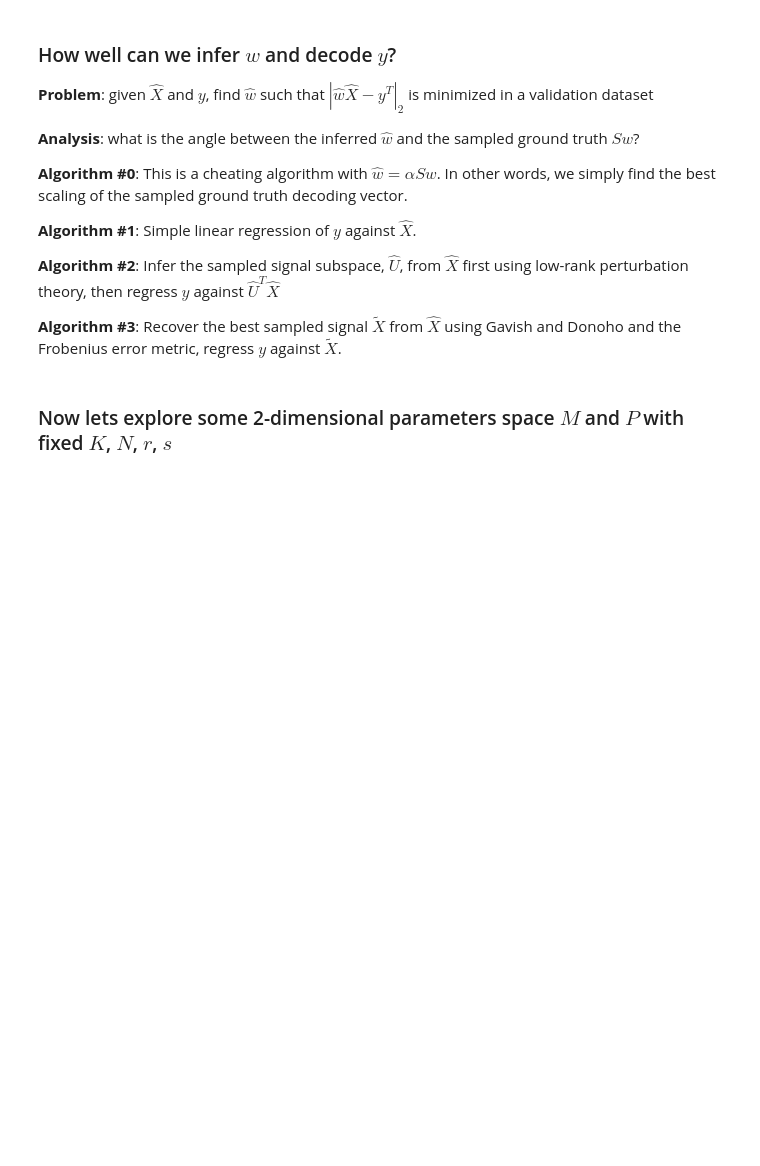
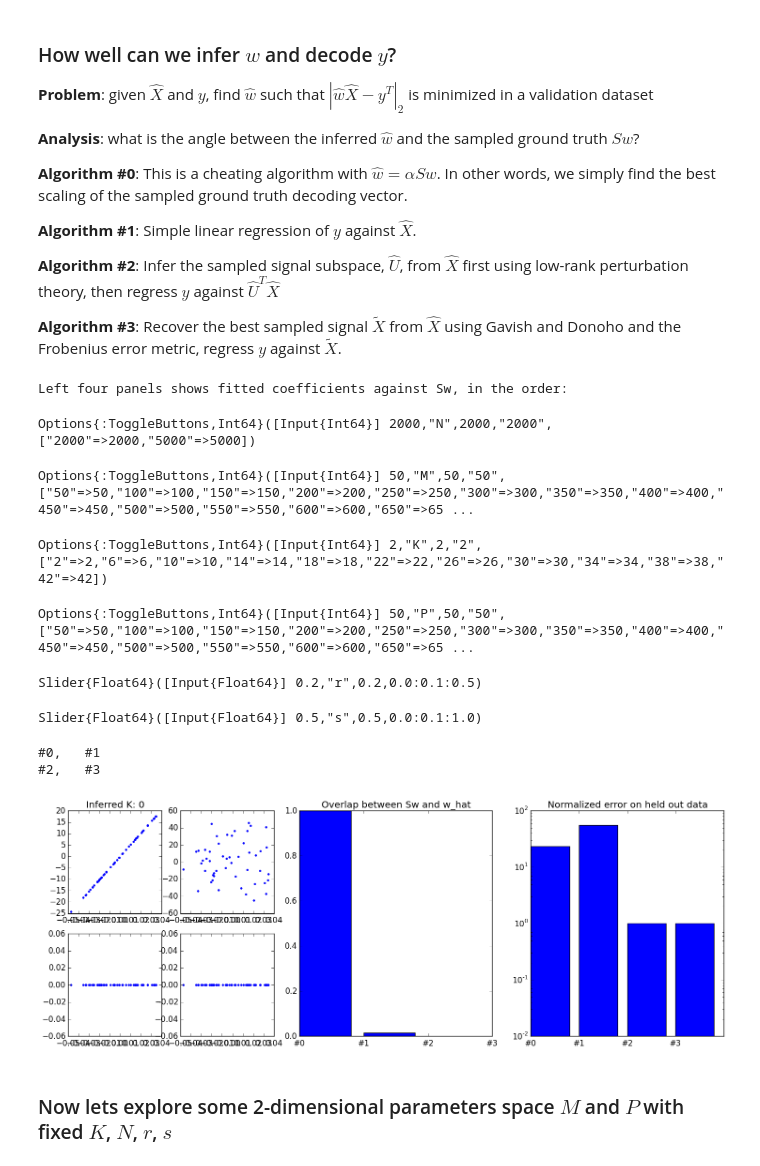
Before and after one commit to ganguli-lab/single-trial, a Jupyter notebook: Static Decoding.ipynb, the cells around one changed output. Drawn from its saved outputs; the diff is of its cells as text; code cells hidden in the pictures; blank space fills up the shorter version.

```diff
--- a/Static Decoding.ipynb
+++ b/Static Decoding.ipynb
@@ -112,0 +122,26 @@ println(string("Sampled signal sv min, theory: ", r * (sqrt(P / K) - 1) * (sqrt(
+# %%
+K, N, r, s = 5, 5000, 0.1, 0.0
+M, P = 50, 50
+
+o = ObsModel(GenModel(N, K, P, r, s), M)
+x = rand(o)
+
+X0 = x[:X0]
+SUX0 = o.S * o.gen.U * x[:X0]
+SU = o.S * o.gen.U
+
+println(string("Signal svs:\n", svd(X0)[2]))
+println(string("theory:\n", r * sqrt(P)))
+
+tmp = sqrt(eigs(SU * SU'; nev=K)[1])
+println("min/max sv of sampling/projection:")
+println((minimum(tmp), maximum(tmp)))
+println(((sqrt(M) - sqrt(K)) / sqrt(N), (sqrt(M) + sqrt(K)) / sqrt(N)))
+
+tmp = sqrt(eigs(SUX0 * SUX0'; nev=K)[1])
+println("min/max sv of sampled/projected signal:")
+println((minimum(tmp), maximum(tmp)))
+println(((sqrt(M) - sqrt(K)) / sqrt(N) * r * sqrt(P), (sqrt(M) + sqrt(K)) / sqrt(N) * r * sqrt(P)))
+
+println("Threshold:")
+println((M * P)^(1/4) / sqrt(N))
@@ -173,7 +231,7 @@ println("Left four panels shows fitted coefficients against Sw, in the order:")
 println("#0,   #1")
 println("#2,   #3")
 
-@manipulate for N in [500, 2000, 5000], M in [50:50:500], K in [5:5:100], P in [50:50:1000], r in 0.0:0.2:2.0, s in 0:0.1:1
+@manipulate for N in [2000, 5000], M in [50:50:1000], K in [2:4:42], P in [50:50:1000], r in 0.0:0.1:0.5, s in 0:0.1:1
     g = GenModel(N, K, P, r, s);
     o = ObsModel(g, M);
     wS = o.S * g.w
@@ -195,34 +253,45 @@ println("#2,   #3")
 
     angle_cheat = abs(sum(wS .* what_cheat)) / norm(wS) / norm(what_cheat)
     angle_simple = abs(sum(wS .* what_simple)) / norm(wS) / norm(what_simple)
     angle_subspace = abs(sum(wS .* what_subspace)) / norm(wS) / norm(what_subspace)
     angle_signal = abs(sum(wS .* what_signal)) / norm(wS) / norm(what_signal)
 
     err_cheat = norm(vec(what_cheat' * Xtest) - ytest)^2 / norm(ytest)^2
     err_simple = norm(vec(what_simple' * Xtest) - ytest)^2 / norm(ytest)^2
     err_subspace = norm(vec(what_subspace' * Xtest) - ytest)^2 / norm(ytest)^2
     err_signal = norm(vec(what_signal' * Xtest) - ytest)^2 / norm(ytest)^2
 
     withfig(f) do
         subplot(261)
         plot(wS, what_cheat, ".")
-        title(string("Inferred K: ", inferK(o, train[:Xhat])))
+        title(string("Inferred K: ", inferK(o; Xhat=train[:Xhat])))
         subplot(262)
         plot(wS, what_simple, ".")
         subplot(2, 6, 7)
         plot(wS, what_subspace, ".")
         subplot(2, 6, 8)
         plot(wS, what_signal, ".")
         subplot(132)
         bar(1:4, [angle_cheat, angle_simple, angle_subspace, angle_signal])
         xticks(1:4, ["#0", "#1", "#2", "#3"]); title("Overlap between Sw and w_hat")
         ylim([0, 1])
         subplot(133)
         bar(1:4, [err_cheat, err_simple, err_subspace, err_signal])
         xticks(1:4, ["#0", "#1", "#2", "#3"]); title("Normalized error on held out data");
         ylim([1e-2, 1e2]); yscale("log")
     end
 end
+# %% [output]
+Left four panels shows fitted coefficients against Sw, in the order:
+Options{:ToggleButtons,Int64}([Input{Int64}] 2000,"N",2000,"2000",["2000"=>2000,"5000"=>5000])
+Options{:ToggleButtons,Int64}([Input{Int64}] 50,"M",50,"50",["50"=>50,"100"=>100,"150"=>150,"200"=>200,"250"=>250,"300"=>300,"350"=>350,"400"=>400,"450"=>450,"500"=>500,"550"=>550,"600"=>600,"650"=>65 ...
+Options{:ToggleButtons,Int64}([Input{Int64}] 2,"K",2,"2",["2"=>2,"6"=>6,"10"=>10,"14"=>14,"18"=>18,"22"=>22,"26"=>26,"30"=>30,"34"=>34,"38"=>38,"42"=>42])
+Options{:ToggleButtons,Int64}([Input{Int64}] 50,"P",50,"50",["50"=>50,"100"=>100,"150"=>150,"200"=>200,"250"=>250,"300"=>300,"350"=>350,"400"=>400,"450"=>450,"500"=>500,"550"=>550,"600"=>600,"650"=>65 ...
+Slider{Float64}([Input{Float64}] 0.2,"r",0.2,0.0:0.1:0.5)
+Slider{Float64}([Input{Float64}] 0.5,"s",0.5,0.0:0.1:1.0)
+#0,   #1
+#2,   #3
+[figure, added]
 # %% [markdown]
 ### Now lets explore some 2-dimensional parameters space $M$ and $P$ with fixed $K$, $N$, $r$, $s$
 # %%
```
Also changed, not shown: parts of 16 cells of this notebook, 5 other files.
